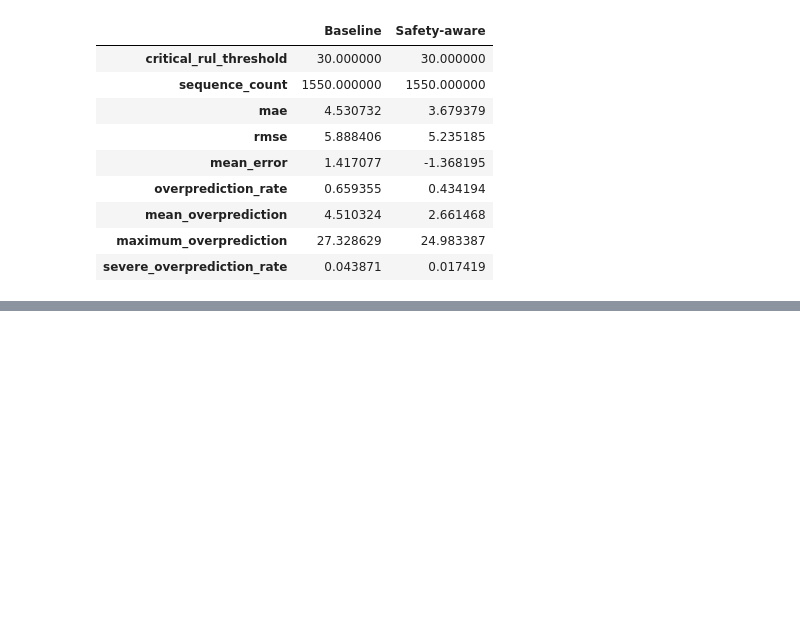
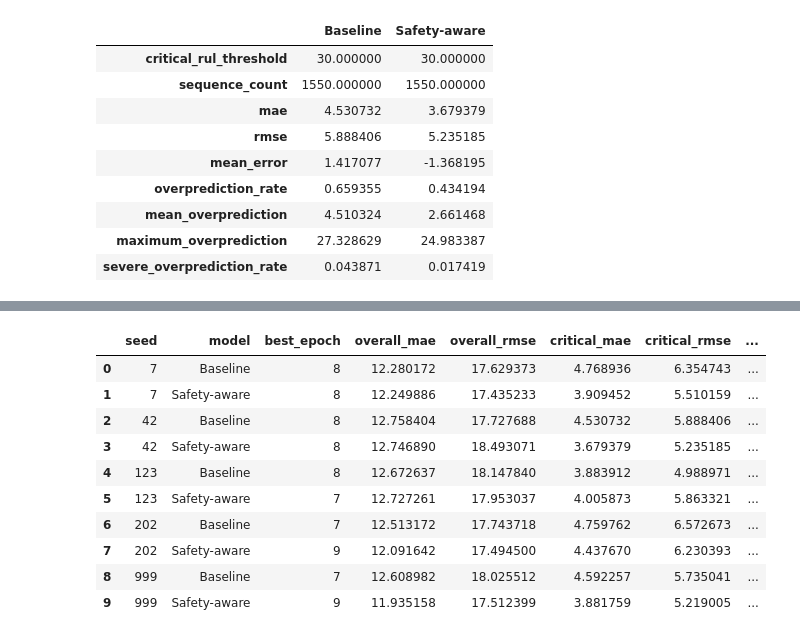
Before and after one commit to iamprakhar10/aircraft-rul-predictor, a Jupyter notebook: notebooks/03_fd004.ipynb, the cells around one changed output, grey strips where cells are left out. Cells and saved outputs as stored; diff of their text form; code cells hidden in the pictures; blank space fills up the shorter version.

Commit message:
Added more seeds for final conclusion

```diff
--- a/notebooks/03_fd004.ipynb
+++ b/notebooks/03_fd004.ipynb
@@ -2683,0 +2987,42 @@ display(
+# %%
+# ============================================================
+# Add two more predefined seeds
+#
+# This produces five total seeds:
+# 7, 42, 123, 202, and 999.
+# ============================================================
+
+FINAL_ADDITIONAL_SEEDS = [
+    202,
+    999,
+]
+
+new_robustness_rows = []
+
+for experiment_seed in FINAL_ADDITIONAL_SEEDS:
+    seed_rows = run_paired_seed_experiment(
+        experiment_seed
+    )
+
+    new_robustness_rows.extend(
+        seed_rows
+    )
+
+
+# Add the four new rows to the existing six rows.
+robustness_results_df = pd.concat(
+    [
+        robustness_results_df,
+        pd.DataFrame(new_robustness_rows),
+    ],
+    ignore_index=True,
+).sort_values(
+    ["seed", "model"]
+).reset_index(
+    drop=True
+)
+
+display(
+    robustness_results_df
+)
+# %% [output]
@@ -2683,0 +3046,11 @@ display(
+|  | seed | model | best_epoch | overall_mae | overall_rmse | critical_mae | critical_rmse | ... |
+| 0 | 7 | Baseline | 8 | 12.280172 | 17.629373 | 4.768936 | 6.354743 | ... |
+| 1 | 7 | Safety-aware | 8 | 12.249886 | 17.435233 | 3.909452 | 5.510159 | ... |
+| 2 | 42 | Baseline | 8 | 12.758404 | 17.727688 | 4.530732 | 5.888406 | ... |
+| 3 | 42 | Safety-aware | 8 | 12.746890 | 18.493071 | 3.679379 | 5.235185 | ... |
+| 4 | 123 | Baseline | 8 | 12.672637 | 18.147840 | 3.883912 | 4.988971 | ... |
+| 5 | 123 | Safety-aware | 7 | 12.727261 | 17.953037 | 4.005873 | 5.863321 | ... |
+| 6 | 202 | Baseline | 7 | 12.513172 | 17.743718 | 4.759762 | 6.572673 | ... |
+| 7 | 202 | Safety-aware | 9 | 12.091642 | 17.494500 | 4.437670 | 6.230393 | ... |
+| 8 | 999 | Baseline | 7 | 12.608982 | 18.025512 | 4.592257 | 5.735041 | ... |
+| 9 | 999 | Safety-aware | 9 | 11.935158 | 17.512399 | 3.881759 | 5.219005 | ... |
```
Also changed, not shown: parts of 5 cells of this notebook.
